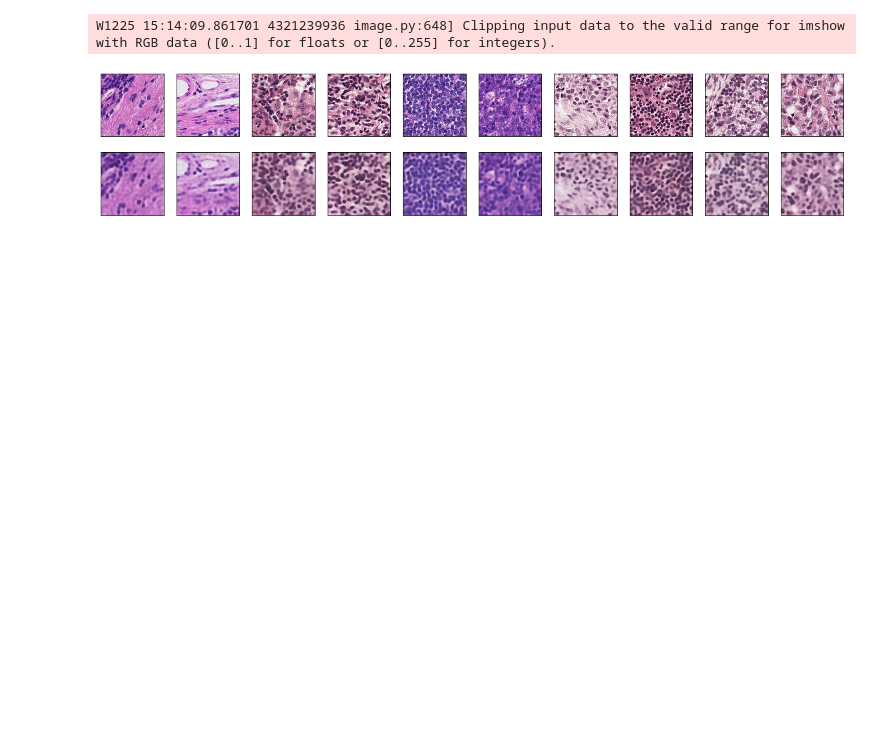
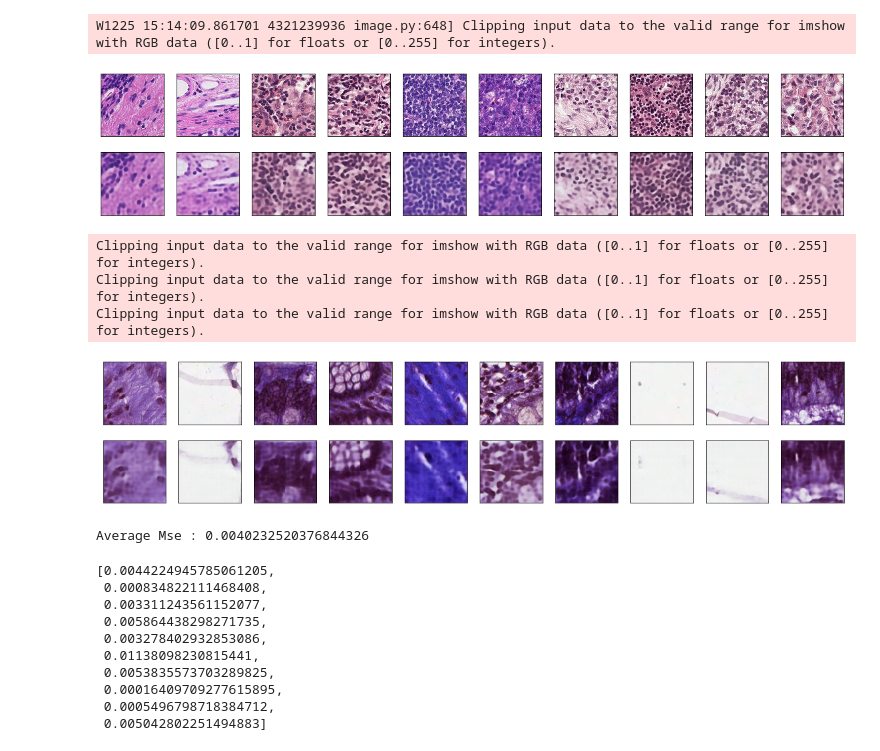
Before and after one commit to mostafaibrahim17/Whole-Image-Slides-Unsupervised-Categorization, a Jupyter notebook: Autoencoders/load and evaluate.ipynb, the cells around one changed output. Drawn from its saved outputs; the diff is of its cells as text; code cells hidden in the pictures; blank space fills up the shorter version.

```diff
--- a/Autoencoders/load and evaluate.ipynb
+++ b/Autoencoders/load and evaluate.ipynb
@@ -27,11 +34,15 @@ for filename in os.listdir(testData):
 ## Data loading, and standardizing
 directory = "../../Data/Kather_all"
 
-new_test = []
+kather_test = []
 
 # Test on 1000 images
 for filename in os.listdir(directory):
     if filename.endswith('.tif'):
         image = cv2.imread(os.path.join(directory, filename), cv2.IMREAD_UNCHANGED)
         resized_image = cv2.resize(image, (96, 96))
-        new_test.append(np.asarray( resized_image, dtype="uint8" ))
+        kather_test.append(np.asarray( resized_image, dtype="uint8" ))
+
+kather_test = np.asarray(kather_test)
+kather_test = kather_test.astype('float32') / 255.
+kather_test.shape
@@ -94,4 +119,23 @@ loadAndEvaluateModel('SavedModels/autoencoder_train_epochs100_batch32_adam.h5')
 # %% [output]
 W1225 15:14:09.861701 4321239936 image.py:648] Clipping input data to the valid range for imshow with RGB data ([0..1] for floats or [0..255] for integers).
 [figure]
+# %%
+mselist = loadAndEvaluateModel('SavedModels/feb_epochs1000_batch32_adam.h5', kather_test)
+mselist
+# %% [output]
+Clipping input data to the valid range for imshow with RGB data ([0..1] for floats or [0..255] for integers).
+Clipping input data to the valid range for imshow with RGB data ([0..1] for floats or [0..255] for integers).
+Clipping input data to the valid range for imshow with RGB data ([0..1] for floats or [0..255] for integers).
+[figure, added]
+Average Mse : 0.0040232520376844326
+[0.0044224945785061205,
+ 0.000834822111468408,
+ 0.003311243561152077,
+ 0.005864438298271735,
+ 0.003278402932853086,
+ 0.01138098230815441,
+ 0.0053835573703289825,
+ 0.00016409709277615895,
+ 0.0005496798718384712,
+ 0.005042802251494883]
 # %%
```
Also changed, not shown: parts of 11 cells of this notebook, 7 other files.
